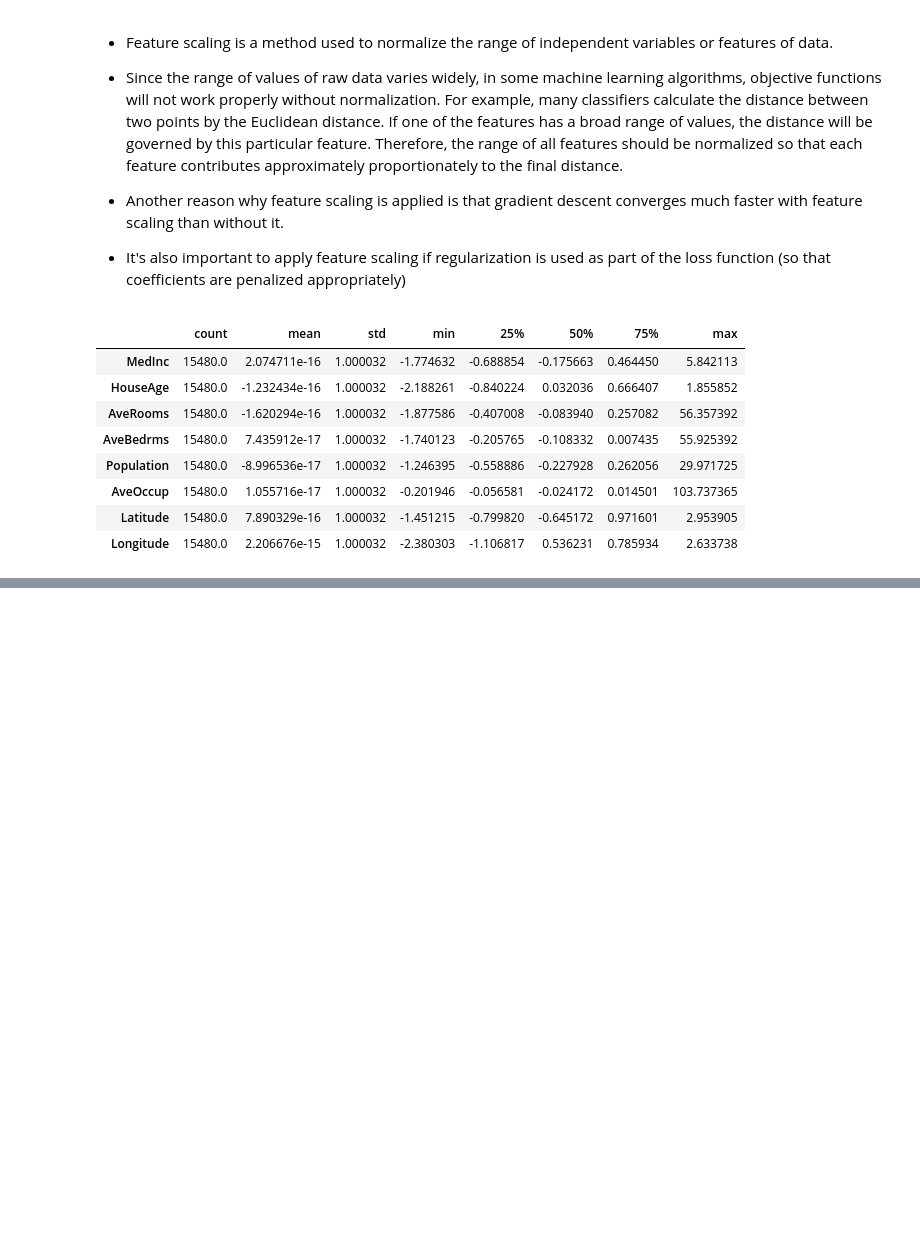
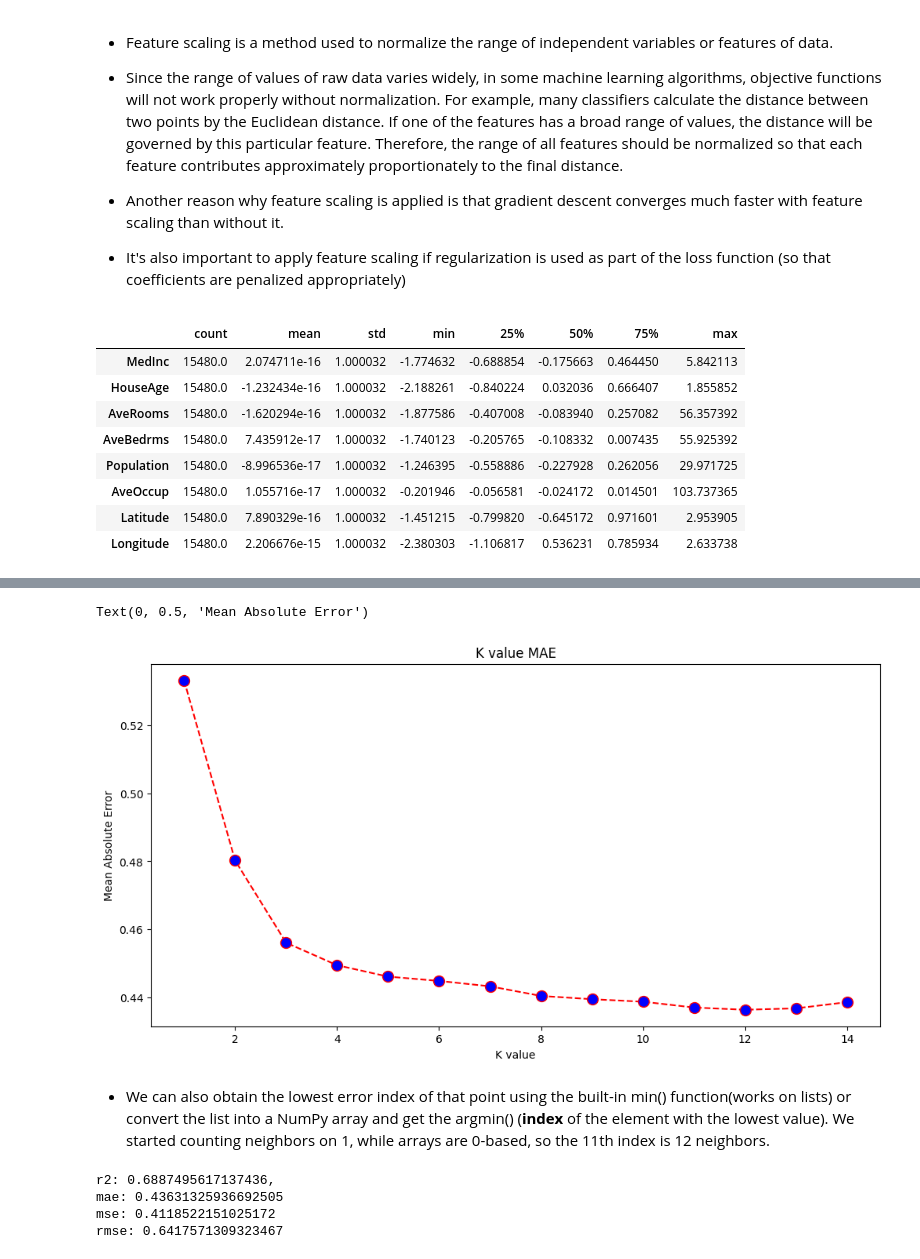
Before and after one commit to BinuraRanasingha/Information-Retrieval-and-Web-Analytics, a Jupyter notebook: k-Nearest Neighbor for Regression.ipynb, the cells around one changed output, grey strips where cells are left out. Saved outputs shown, nothing was run; the diff lists cells and outputs as text; code cells hidden in the pictures; blank space fills up the shorter version.

```diff
--- a/k-Nearest Neighbor for Regression.ipynb
+++ b/k-Nearest Neighbor for Regression.ipynb
@@ -156,0 +226,28 @@ scaled_df.describe().T #.T means transform the matrix
+# %%
+plt.figure(figsize=(12,6))
+plt.plot(range(1,15),error[:14],color='red',linestyle='dashed',marker='o',markerfacecolor='blue',markersize=10)
+
+plt.title('K value MAE')
+plt.xlabel('K value')
+plt.ylabel('Mean Absolute Error')
+# %% [output]
+Text(0, 0.5, 'Mean Absolute Error')
+[figure, added]
+# %% [markdown]
+* We can also obtain the lowest error index of that point using the built-in min() function(works on lists) or convert the list into a NumPy array and get the argmin() (**index** of the element with the lowest value). We started counting neighbors on 1, while arrays are 0-based, so the 11th index is 12 neighbors.
+# %%
+knn_reg12 = KNeighborsRegressor(n_neighbors=12)
+knn_reg12.fit(x_train,y_train)
+y_pred12 = knn_reg12.predict(x_test)
+r2 = knn_reg12.score(x_test,y_test)
+
+mae12 = mean_absolute_error(y_test,y_pred12)
+mse12 = mean_squared_error(y_test,y_pred12)
+rmse12 = mean_squared_error(y_test,y_pred12,squared=False)
+
+print(f'r2: {r2}, \nmae: {mae12} \nmse: {mse12} \nrmse: {rmse12}')
+# %% [output]
+r2: 0.6887495617137436,
+mae: 0.43631325936692505
+mse: 0.4118522151025172
+rmse: 0.6417571309323467
```
Also changed, not shown: parts of 12 cells of this notebook.
